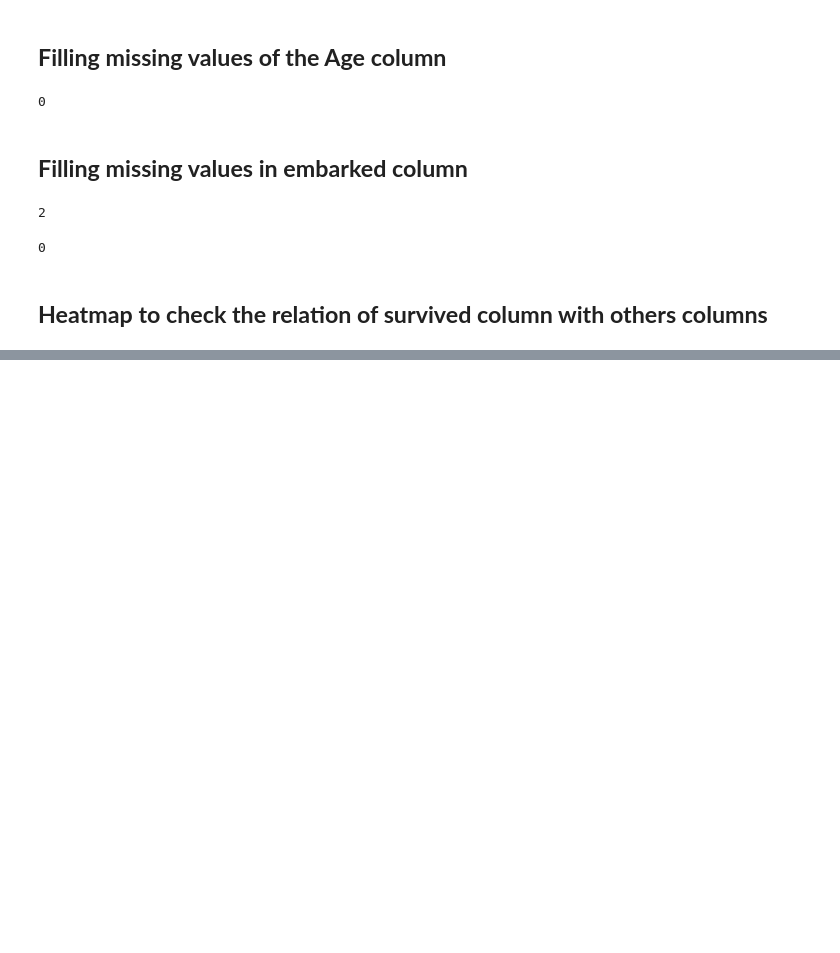
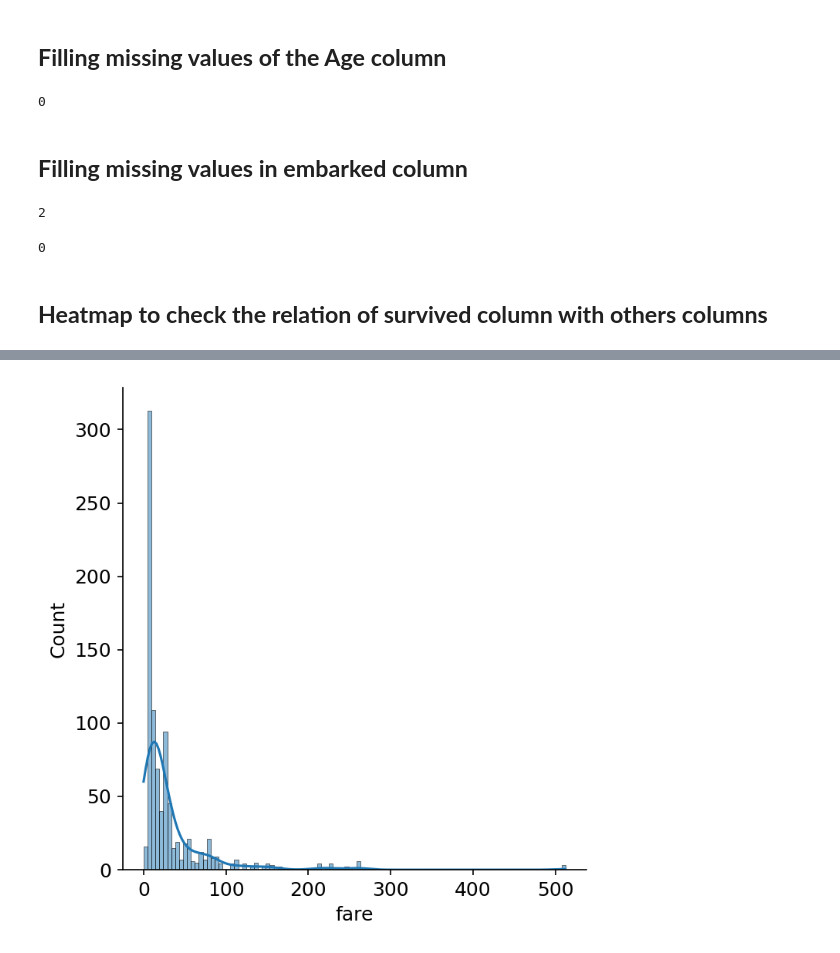
Before and after one commit to Jawad-Muzafar/Machine-Learning, a Jupyter notebook: Titanic Survived Predication/ml.ipynb, the cells around one changed output, grey strips where cells are left out. Drawn from its saved outputs; the diff is of its cells as text; code cells hidden in the pictures; blank space fills up the shorter version.

```diff
--- a/Titanic Survived Predication/ml.ipynb
+++ b/Titanic Survived Predication/ml.ipynb
@@ -162,0 +184,5 @@ plt.show()
+# %%
+sns.displot(x='fare',data=df,kde=True)
+plt.show()
+# %% [output]
+[figure, added]
```
Also changed, not shown: parts of 16 cells of this notebook.
